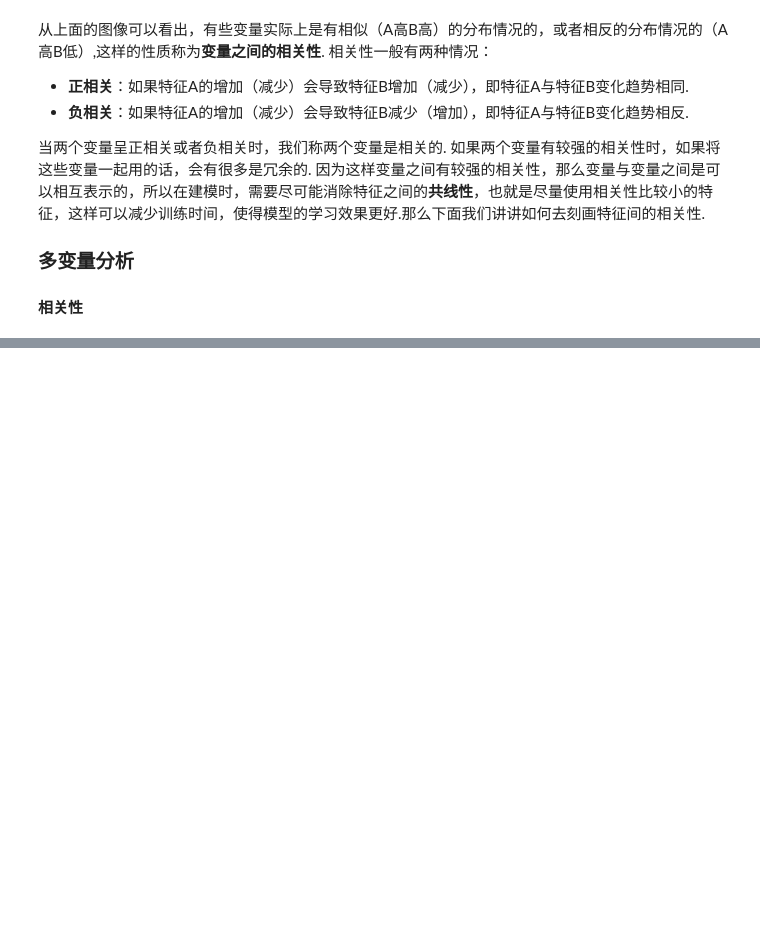
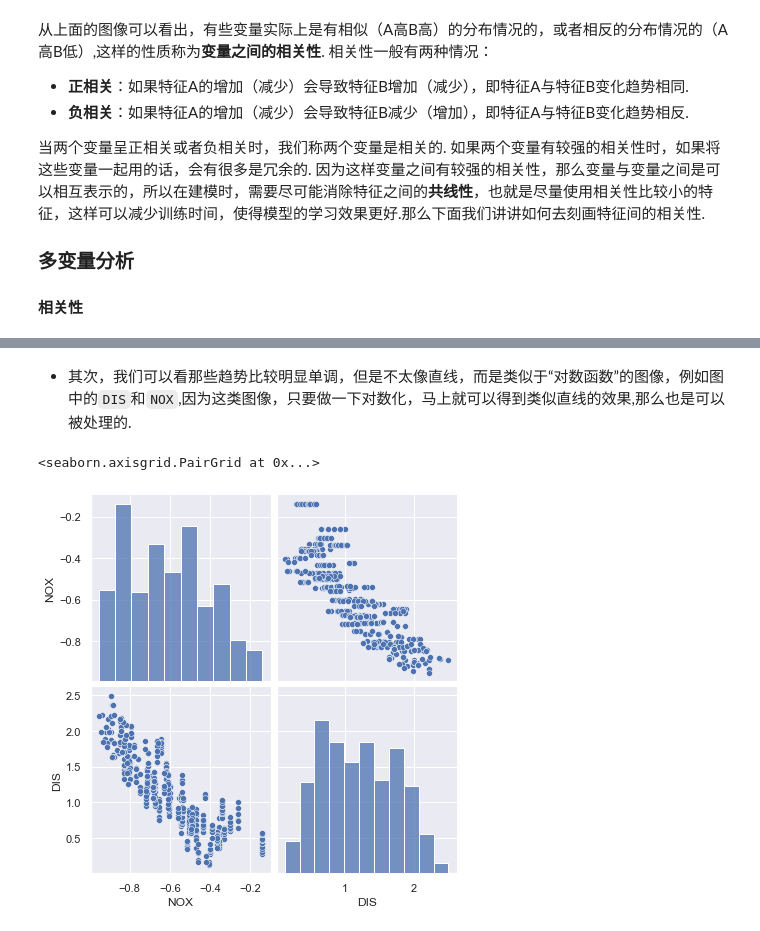
Before and after one commit to Git-Model/Modeling-Universe, a Jupyter notebook: Data-Story/Task1_EDA初体验/Task1：EDA初体验--波士顿房价分析.ipynb, the cells around one changed output, grey strips where cells are left out. Saved outputs shown, nothing was run; the diff lists cells and outputs as text; code cells hidden in the pictures; blank space fills up the shorter version.

````diff
--- a/Data-Story/Task1_EDA初体验/Task1：EDA初体验--波士顿房价分析.ipynb
+++ b/Data-Story/Task1_EDA初体验/Task1：EDA初体验--波士顿房价分析.ipynb
@@ -421,0 +442,7 @@ array([[<AxesSubplot:title={'center':'CRIM'}>,
+# %% [markdown]
+- 其次，我们可以看那些趋势比较明显单调，但是不太像直线，而是类似于“对数函数”的图像，例如图中的```DIS```和```NOX```,因为这类图像，只要做一下对数化，马上就可以得到类似直线的效果,那么也是可以被处理的.
+# %%
+sns.pairplot(np.log(house[["NOX", "DIS"]]), size = 3) # 成对画出任意两列的散点图, size是点的大小
+# %% [output]
+<seaborn.axisgrid.PairGrid at 0x...>
+[figure, added]
````
Also changed, not shown: parts of 13 cells of this notebook.
